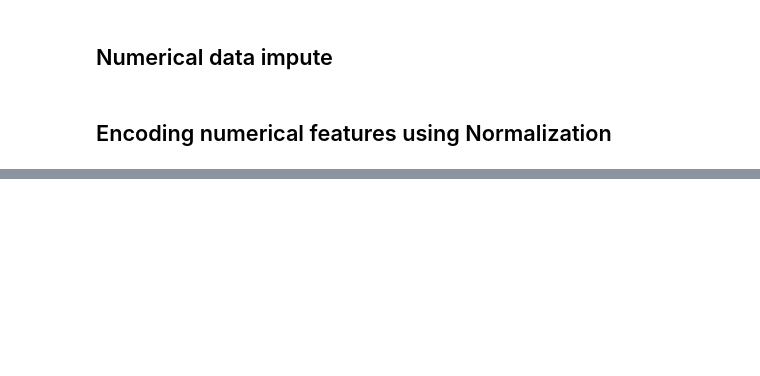
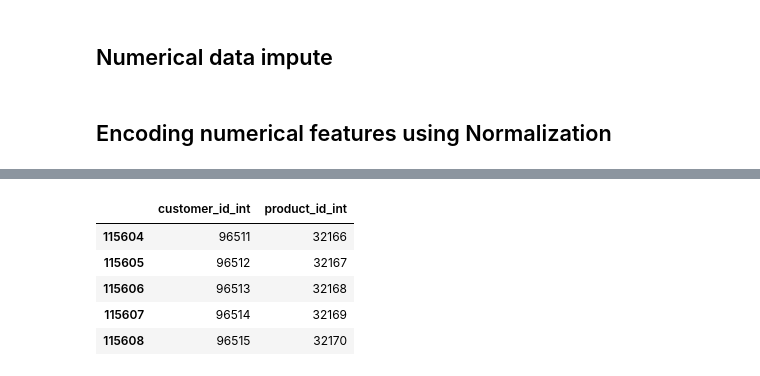
Before and after one commit to pratikaher88/GNNIE, a Jupyter notebook: DatasetEDA/Brazil-Ecommerce-EDA.ipynb, the cells around one changed output, grey strips where cells are left out. Cells and saved outputs as stored; diff of their text form; code cells hidden in the pictures; blank space fills up the shorter version.

```diff
--- a/DatasetEDA/Brazil-Ecommerce-EDA.ipynb
+++ b/DatasetEDA/Brazil-Ecommerce-EDA.ipynb
@@ -409,0 +414,31 @@ df_final.head(5)
+# %%
+import pandas as pd
+import uuid
+
+# Create a dictionary that maps UUIDs to integer IDs
+uuid_to_int = {}
+for i, u in enumerate(df_final['customer_id'].unique()):
+    uuid_to_int[u] = i
+
+# Map the UUIDs to integer IDs using the dictionary
+df_final['customer_id_int'] = df_final['customer_id'].map(uuid_to_int)
+# %%
+import pandas as pd
+import uuid
+
+# Create a dictionary that maps UUIDs to integer IDs
+uuid_to_int = {}
+for i, u in enumerate(df_final['product_id'].unique()):
+    uuid_to_int[u] = i
+
+# Map the UUIDs to integer IDs using the dictionary
+df_final['product_id_int'] = df_final['product_id'].map(uuid_to_int)
+# %%
+df_final[['customer_id_int','product_id_int']].tail()
+# %% [output]
+|  | customer_id_int | product_id_int |
+| 115604 | 96511 | 32166 |
+| 115605 | 96512 | 32167 |
+| 115606 | 96513 | 32168 |
+| 115607 | 96514 | 32169 |
+| 115608 | 96515 | 32170 |
```
Also changed, not shown: parts of 9 cells of this notebook.
